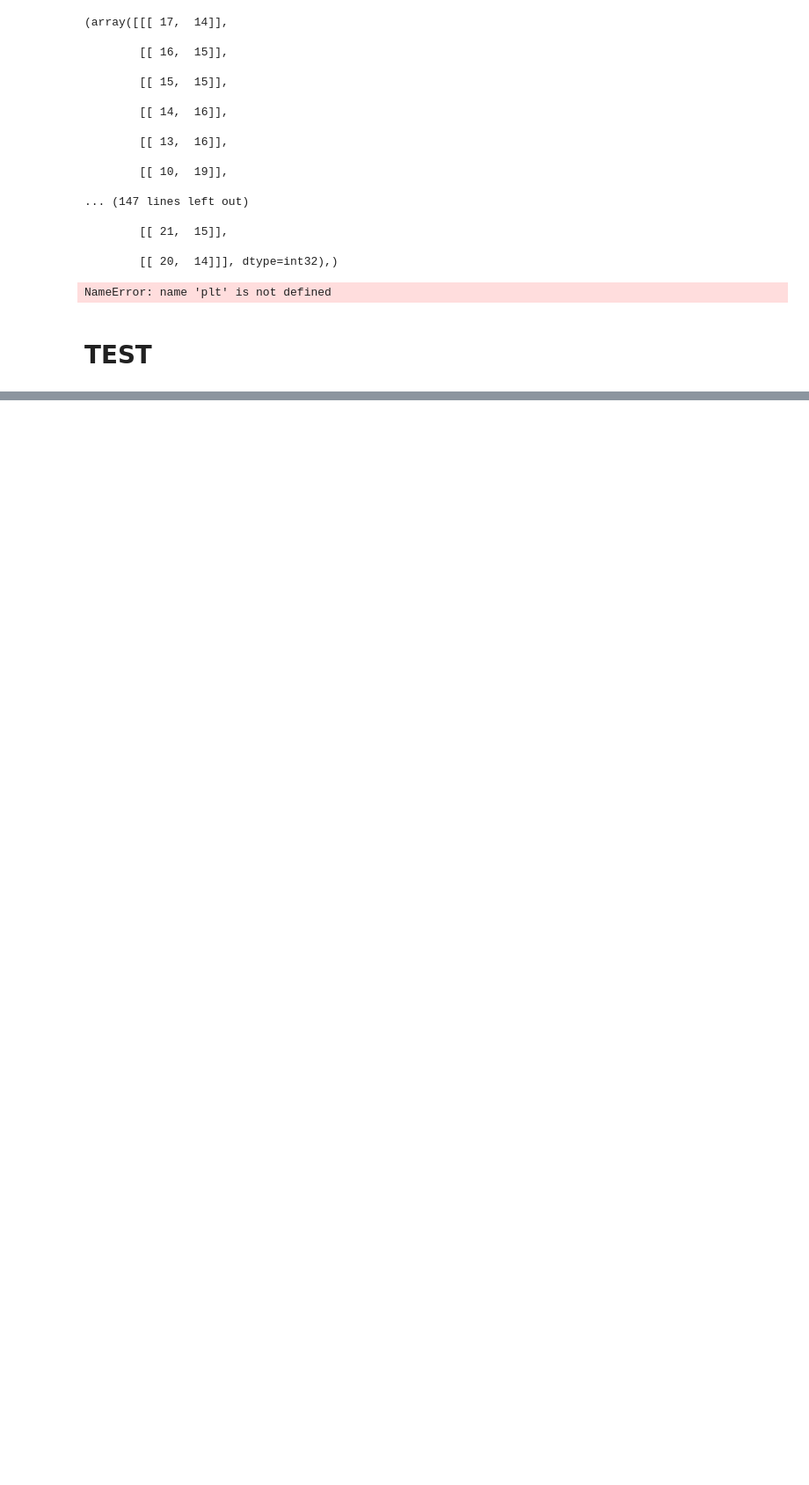
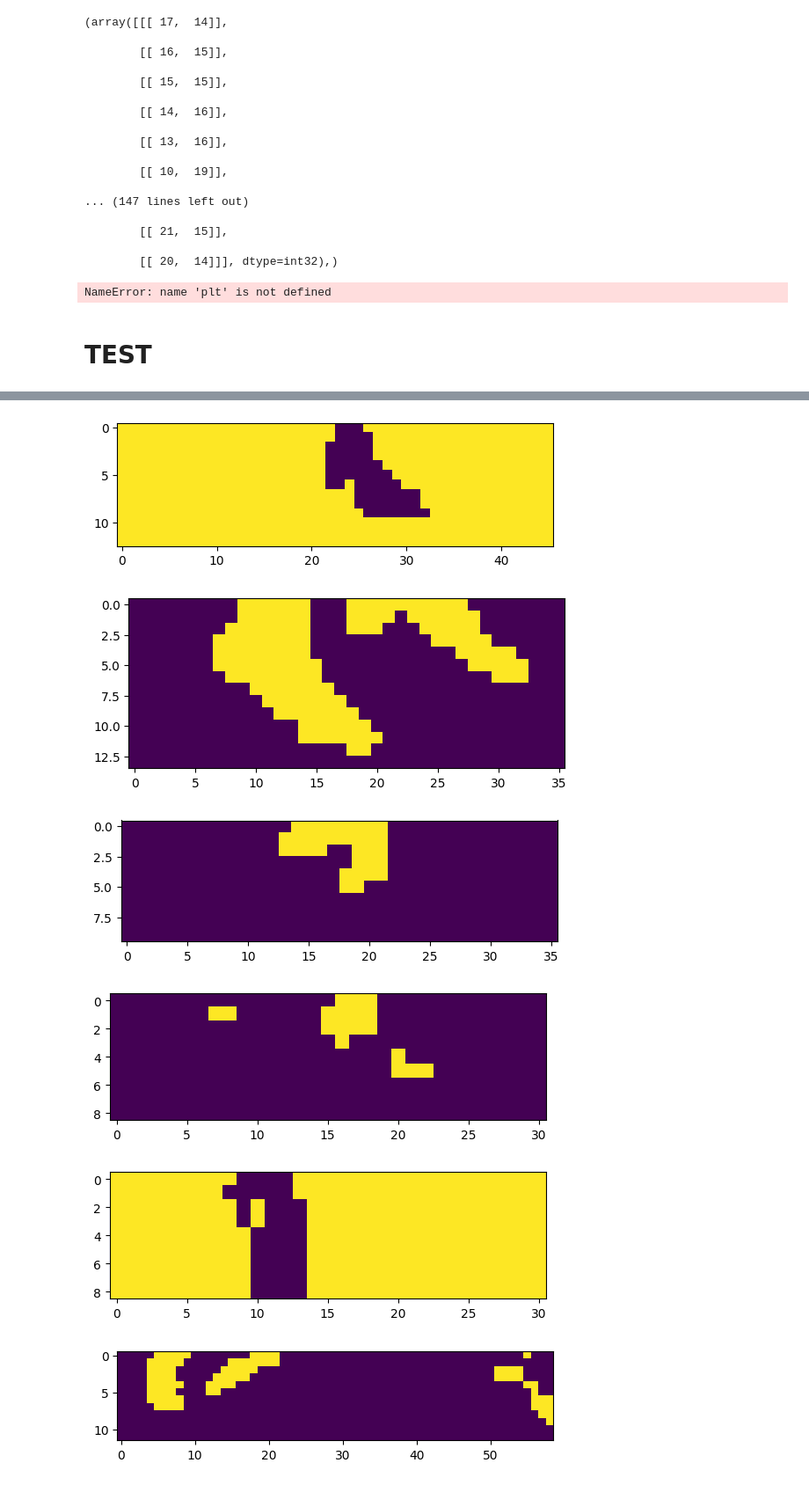
Before and after one commit to noahvendrig/sport_analysis, a Jupyter notebook: segmentation.ipynb, the cells around one changed output, grey strips where cells are left out. Shown: that part at 88% size. Drawn from its saved outputs; the diff is of its cells as text; code cells hidden in the pictures; blank space fills up the shorter version.

```diff
--- a/segmentation.ipynb
+++ b/segmentation.ipynb
@@ -220,0 +243,20 @@ for i in range(1,9):
+# %%
+def all_cluster_img(image, n_clusters=2, bandwidth=2):
+    image_2d = image.reshape(-1, 3)
+
+    # KMeans clustering
+    kmeans = KMeans(n_clusters=n_clusters, random_state=0).fit(image_2d)
+    kmeans_labels = kmeans.labels_
+    kmeans_clustered_img = kmeans_labels.reshape(image.shape[0], image.shape[1])
+
+    # MeanShift clustering
+    mean_shift = MeanShift(bandwidth=bandwidth, bin_seeding=True).fit(image_2d)
+    mean_shift_labels = mean_shift.labels_
+    mean_shift_clustered_img = mean_shift_labels.reshape(image.shape[0], image.shape[1])
+
+    # SpectralClustering
+    spectral = SpectralClustering(n_clusters=n_clusters, affinity='nearest_neighbors').fit(image_2d)
+    spectral_labels = spectral.labels_
+    spectral_clustered_img = spectral_labels.reshape(image.shape[0], image.shape[1])
+
+    return kmeans_clustered_img, mean_shift_clustered_img, spectral_clustered_img
@@ -220,0 +281,41 @@ for i in range(1,9):
+# %%
+for i in range(1,9):
+    filename = "output/cropped_frame_"+ str(i) + ".jpg"
+    if not (os.path.exists(filename)):
+        break
+
+    curr_im = cv2.imread(filename)
+
+    k, m, s = all_cluster_img(curr_im, bandwidth=0.04)
+    # cv2.resize(curr_im, (0, 0), fx = 5, fy = 5)
+    # resized = cv2.resize(clustered, None, fx = 6, fy = 6, interpolation = cv2.INTER_CUBIC)
+    h,w = k.shape
+    # crop = [int(w/3), int(h/8), int(2*w/3), int(h/2)] # for inner
+    crop = [int(0), int(7*h/8), int(w), int(h)] # for bottom outer
+
+    cropped_frame = k[int(crop[1]):int(crop[3]), int(crop[0]):int(crop[2])]
+
+
+    corners = [k[0,0], k[0,-1], k[-1,0], k[-1,-1]]
+    non_player = max(set(corners), key=corners.count)
+    # print(corners)
+
+    plt.imshow(cropped_frame)
+    # plt.imshow(cropped_frame)
+    # plt.imshow(m)
+    # plt.imshow(s)
+
+    plt.show()
+    # break
+
+    # cv2.imshow("filename", clustered)
+    # cv2.waitKey(0)
+    # cv2.destroyAllWindows()
+# break
+# %% [output]
+[figure, added]
+[figure, added]
+[figure, added]
+[figure, added]
+[figure, added]
+[figure, added]
```
Also changed, not shown: parts of 7 cells of this notebook, 6 other files.
